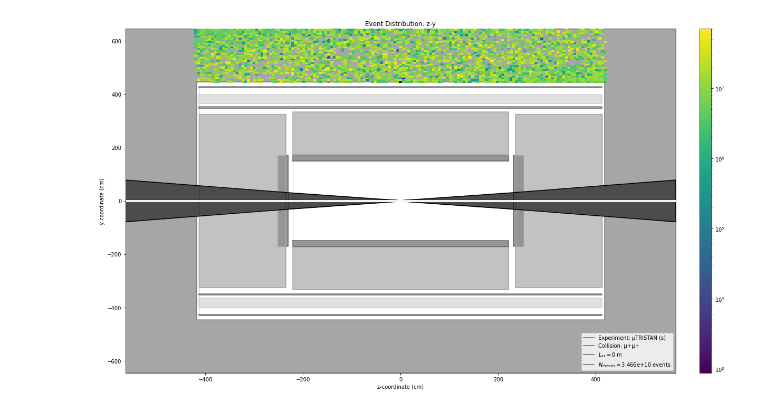
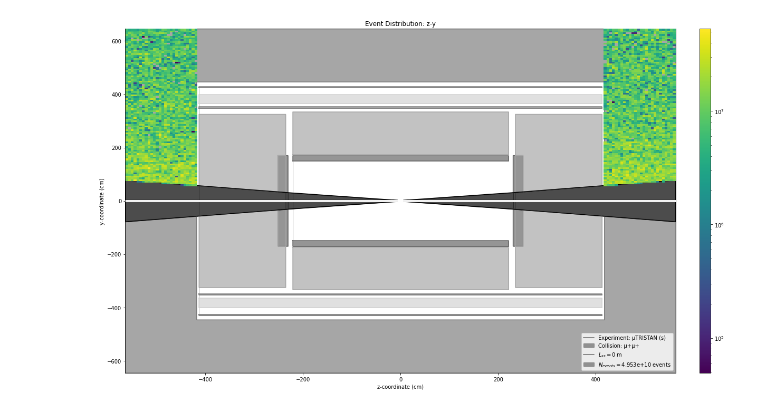
Before and after one commit to mhostert/BIN_MC, a Jupyter notebook: Changed_sim.ipynb, the cells around one changed output. Drawn from its saved outputs; the diff is of its cells as text; code cells hidden in the pictures.

```diff
--- a/Changed_sim.ipynb
+++ b/Changed_sim.ipynb
@@ -22,5 +19,5 @@ Total count: 2.69e+11 events; took 14.9 s (numba pre-compilation needed).
 # %%
-sim.plot(sec = 'muon_detector_barrel')
+sim.plot(sec = 'muon_detector_ec')
 # %% [output]
-[figure, old version]
+[figure, new version]
 # %%
```
Also changed, not shown: parts of 7 cells of this notebook, 1 other file.
